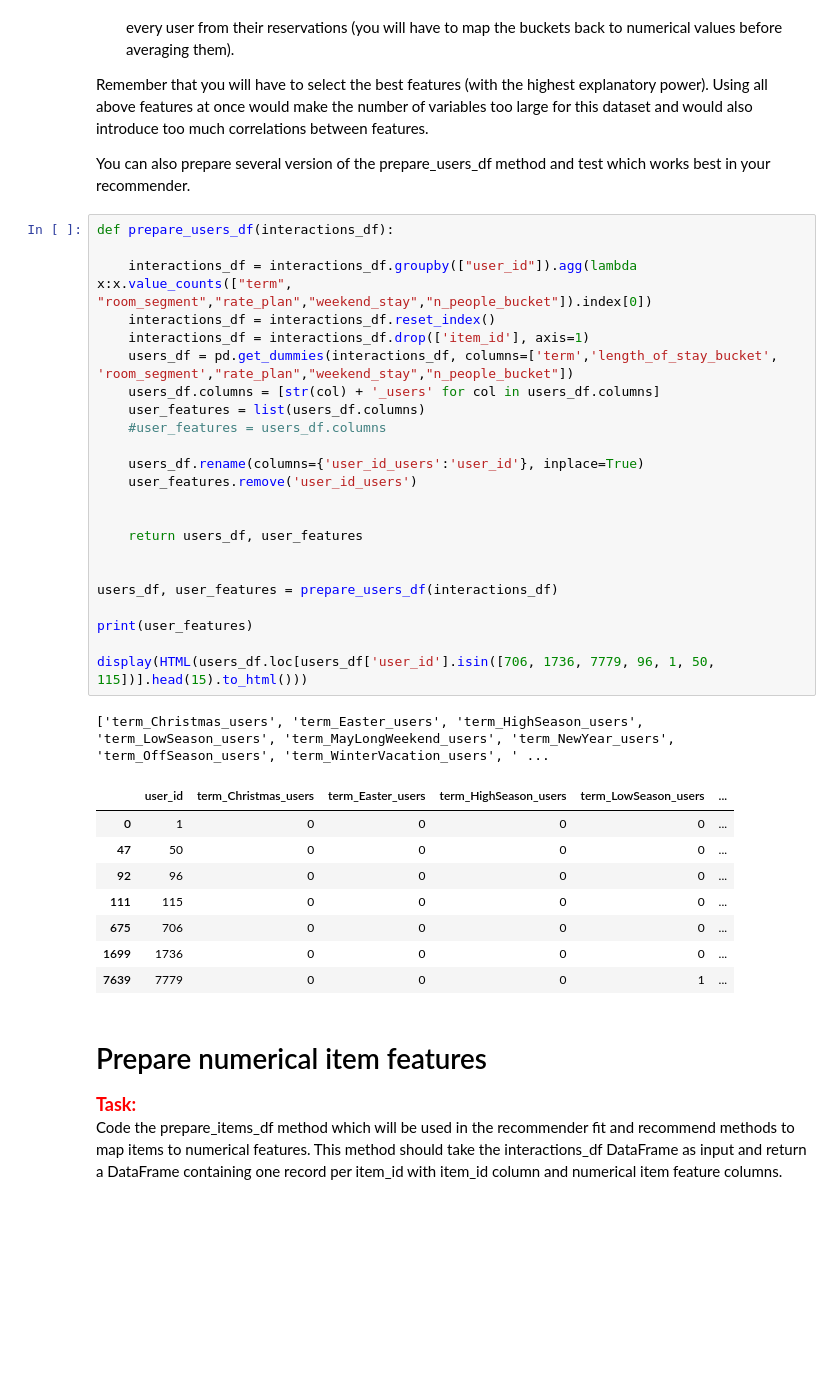
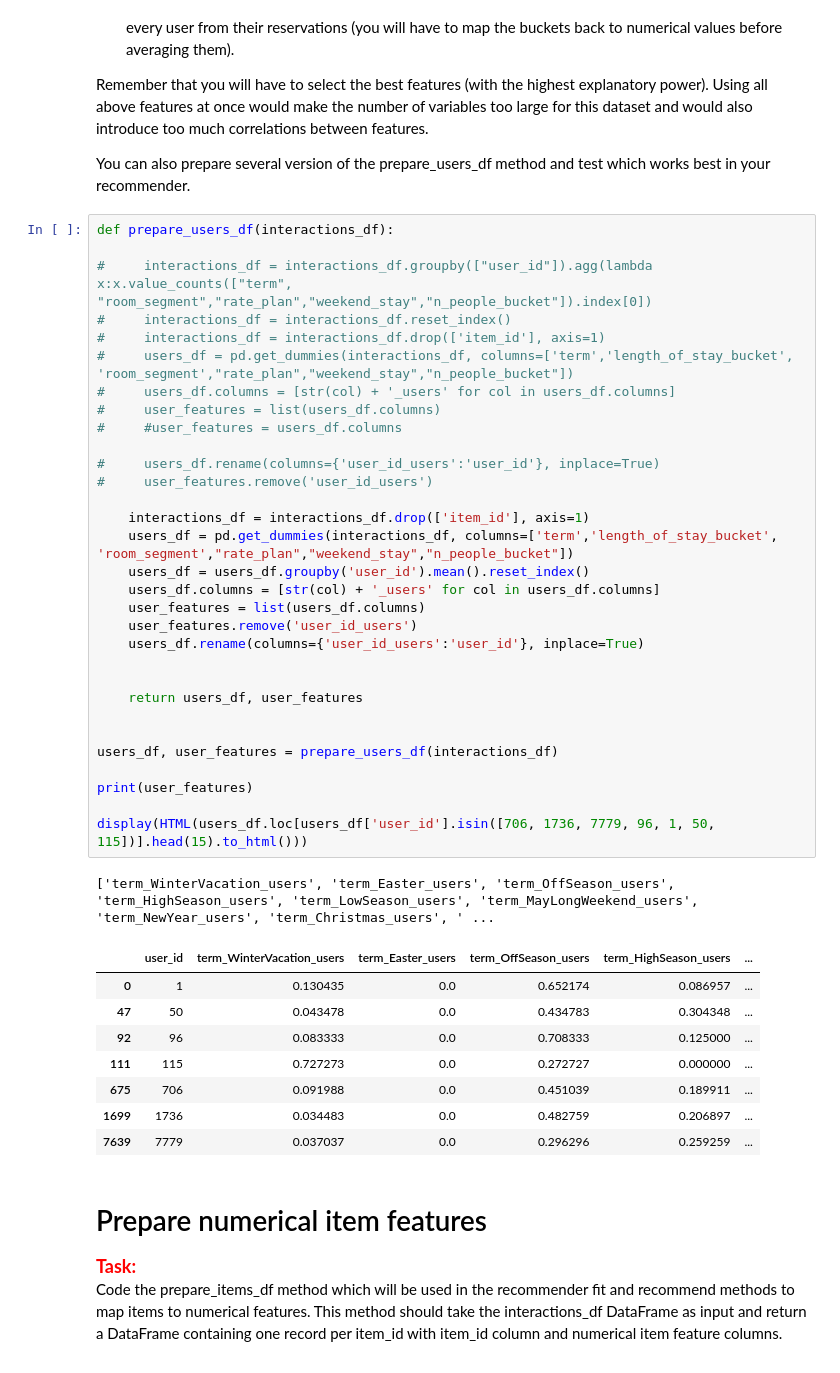
Before and after one commit to MichalMaciaszek/Hotel_recommender_project, a Jupyter notebook: project_1_recommender_and_evaluation.ipynb, the cells around one changed output. Drawn from its saved outputs; the diff is of its cells as text; blank space fills up the shorter version.

```diff
--- a/project_1_recommender_and_evaluation.ipynb
+++ b/project_1_recommender_and_evaluation.ipynb
@@ -88,36 +88,44 @@ You can also prepare several version of the prepare_users_df method and test whi
 # %%
 def prepare_users_df(interactions_df):
 
-    interactions_df = interactions_df.groupby(["user_id"]).agg(lambda x:x.value_counts(["term", "room_segment","rate_plan","weekend_stay","n_people_bucket"]).index[0])
-    interactions_df = interactions_df.reset_index()
+#     interactions_df = interactions_df.groupby(["user_id"]).agg(lambda x:x.value_counts(["term", "room_segment","rate_plan","weekend_stay","n_people_bucket"]).index[0])
+#     interactions_df = interactions_df.reset_index()
+#     interactions_df = interactions_df.drop(['item_id'], axis=1)
+#     users_df = pd.get_dummies(interactions_df, columns=['term','length_of_stay_bucket', 'room_segment',"rate_plan","weekend_stay","n_people_bucket"])
+#     users_df.columns = [str(col) + '_users' for col in users_df.columns]
+#     user_features = list(users_df.columns)
+#     #user_features = users_df.columns
+
+#     users_df.rename(columns={'user_id_users':'user_id'}, inplace=True)
+#     user_features.remove('user_id_users')
+
     interactions_df = interactions_df.drop(['item_id'], axis=1)
     users_df = pd.get_dummies(interactions_df, columns=['term','length_of_stay_bucket', 'room_segment',"rate_plan","weekend_stay","n_people_bucket"])
+    users_df = users_df.groupby('user_id').mean().reset_index()
     users_df.columns = [str(col) + '_users' for col in users_df.columns]
     user_features = list(users_df.columns)
-    #user_features = users_df.columns
-
+    user_features.remove('user_id_users')
     users_df.rename(columns={'user_id_users':'user_id'}, inplace=True)
-    user_features.remove('user_id_users')
 
 
     return users_df, user_features
 
 
 users_df, user_features = prepare_users_df(interactions_df)
 
 print(user_features)
 
 display(HTML(users_df.loc[users_df['user_id'].isin([706, 1736, 7779, 96, 1, 50, 115])].head(15).to_html()))
 # %% [output]
-['term_Christmas_users', 'term_Easter_users', 'term_HighSeason_users', 'term_LowSeason_users', 'term_MayLongWeekend_users', 'term_NewYear_users', 'term_OffSeason_users', 'term_WinterVacation_users', ' ...
+['term_WinterVacation_users', 'term_Easter_users', 'term_OffSeason_users', 'term_HighSeason_users', 'term_LowSeason_users', 'term_MayLongWeekend_users', 'term_NewYear_users', 'term_Christmas_users', ' ...
-|  | user_id | term_Christmas_users | term_Easter_users | term_HighSeason_users | term_LowSeason_users | ... |
-| 0 | 1 | 0 | 0 | 0 | 0 | ... |
-| 47 | 50 | 0 | 0 | 0 | 0 | ... |
-| 92 | 96 | 0 | 0 | 0 | 0 | ... |
-| 111 | 115 | 0 | 0 | 0 | 0 | ... |
-| 675 | 706 | 0 | 0 | 0 | 0 | ... |
-| 1699 | 1736 | 0 | 0 | 0 | 0 | ... |
-| 7639 | 7779 | 0 | 0 | 0 | 1 | ... |
+|  | user_id | term_WinterVacation_users | term_Easter_users | term_OffSeason_users | term_HighSeason_users | ... |
+| 0 | 1 | 0.130435 | 0.0 | 0.652174 | 0.086957 | ... |
+| 47 | 50 | 0.043478 | 0.0 | 0.434783 | 0.304348 | ... |
+| 92 | 96 | 0.083333 | 0.0 | 0.708333 | 0.125000 | ... |
+| 111 | 115 | 0.727273 | 0.0 | 0.272727 | 0.000000 | ... |
+| 675 | 706 | 0.091988 | 0.0 | 0.451039 | 0.189911 | ... |
+| 1699 | 1736 | 0.034483 | 0.0 | 0.482759 | 0.206897 | ... |
+| 7639 | 7779 | 0.037037 | 0.0 | 0.296296 | 0.259259 | ... |
 # %% [markdown]
 # Prepare numerical item features
 
```
Also changed, not shown: parts of 20 cells of this notebook.
